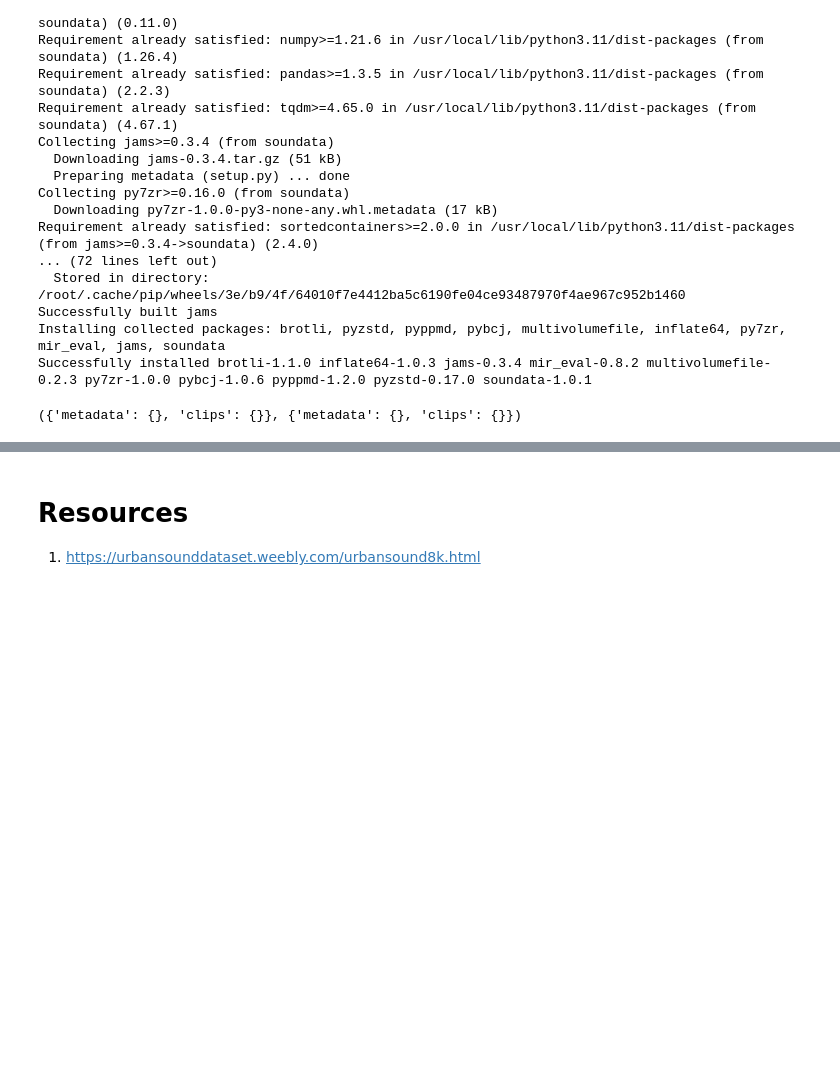
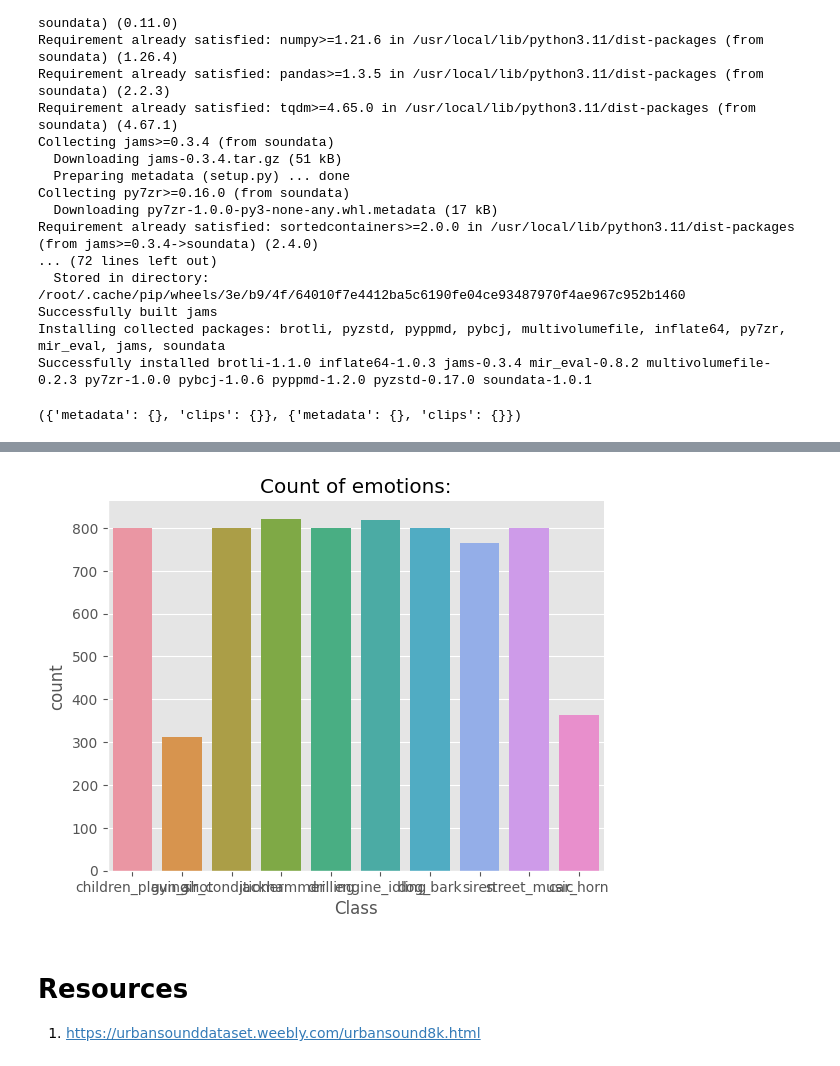
Before and after one commit to Mohamed-Mohamed-Ibrahim/Environmental-Sound-Classification, a Jupyter notebook: data_prep.ipynb, the cells around one changed output, grey strips where cells are left out. Cells and saved outputs as stored; diff of their text form; code cells hidden in the pictures; blank space fills up the shorter version.

Commit message:
after seeing data imbalance

```diff
--- a/data_prep.ipynb
+++ b/data_prep.ipynb
@@ -47,3 +52,5 @@ Clip(
   tags: The clip's tags.
             * annotations.Tags - tag (label) of the clip + confidence. In UrbanSound8K every clip has one tag,
 )
+# %%
+main_data = list(dataset.load_clips().values())
@@ -49,0 +74,31 @@ Clip(
+# %%
+tmp_df = []
+
+for clip in main_data:
+    if clip.fold == 10 or clip.fold == 9:
+        continue
+    if clip.class_label == 'air_conditioner':
+        tmp_df.append(("air_conditioner", clip.audio_path))
+    elif clip.class_label == 'car_horn':
+        tmp_df.append(("car_horn", clip.audio_path))
+    elif clip.class_label == 'children_playing':
+        tmp_df.append(("children_playing", clip.audio_path))
+    elif clip.class_label == 'dog_bark':
+        tmp_df.append(("dog_bark", clip.audio_path))
+    elif clip.class_label == 'drilling':
+        tmp_df.append(("drilling", clip.audio_path))
+    elif clip.class_label == 'engine_idling':
+        tmp_df.append(("engine_idling", clip.audio_path))
+    elif clip.class_label == 'gun_shot':
+        tmp_df.append(("gun_shot", clip.audio_path))
+    elif clip.class_label == 'jackhammer':
+        tmp_df.append(("jackhammer", clip.audio_path))
+    elif clip.class_label == 'siren':
+        tmp_df.append(("siren", clip.audio_path))
+    elif clip.class_label == 'street_music':
+        tmp_df.append(("street_music", clip.audio_path))
+
+df = pd.DataFrame.from_dict(tmp_df)
+df.rename(columns={1 : "Path", 0 : "Class"}, inplace=True)
+
+df.head()
@@ -50,3 +112,13 @@ Clip(
+# %%
+%matplotlib inline
+
+plt.style.use("ggplot")
+# %%
+plt.title("Count of emotions:")
+sns.countplot(x=df["Class"])
+sns.despine(top=True, right=True, left=False, bottom=False)
+# %% [output]
+[figure, added]
 # %% [markdown]
 # Resources
 
```
Also changed, not shown: parts of 4 cells of this notebook.
